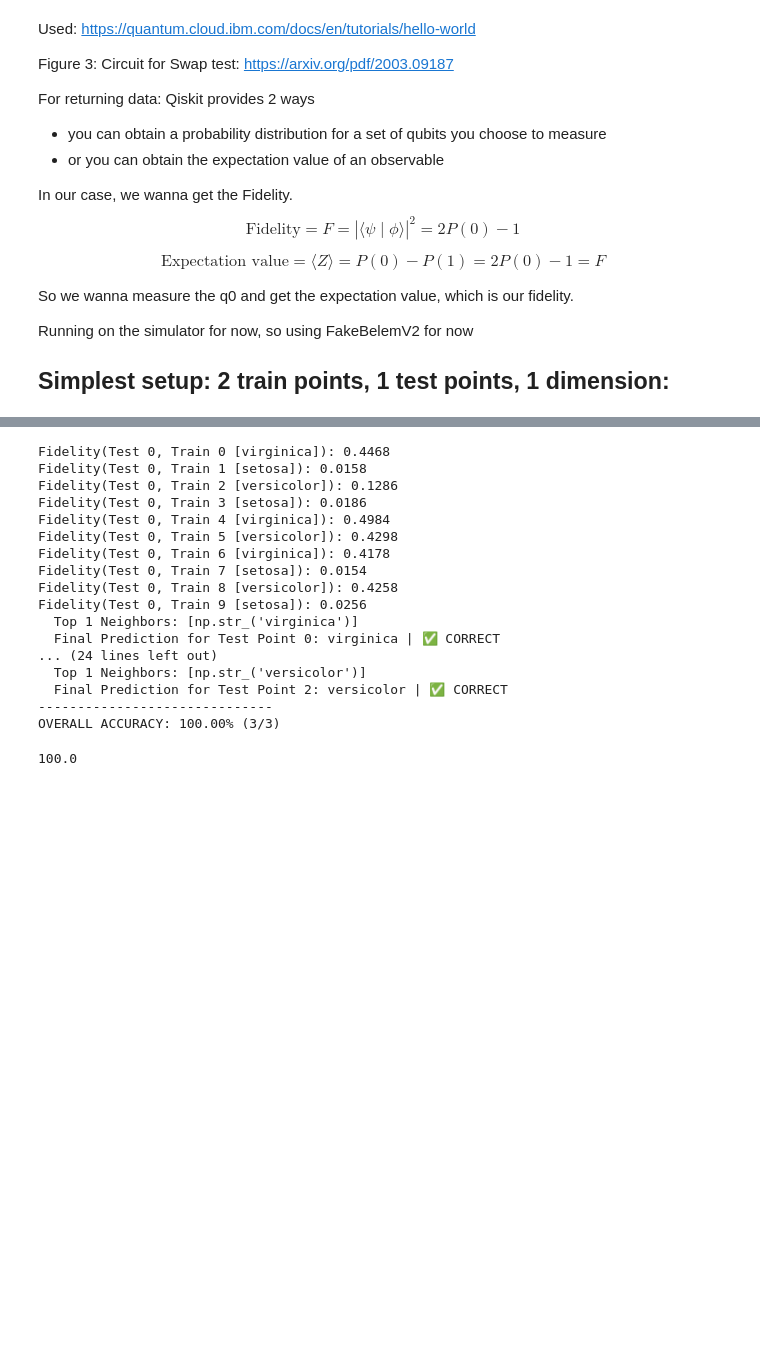
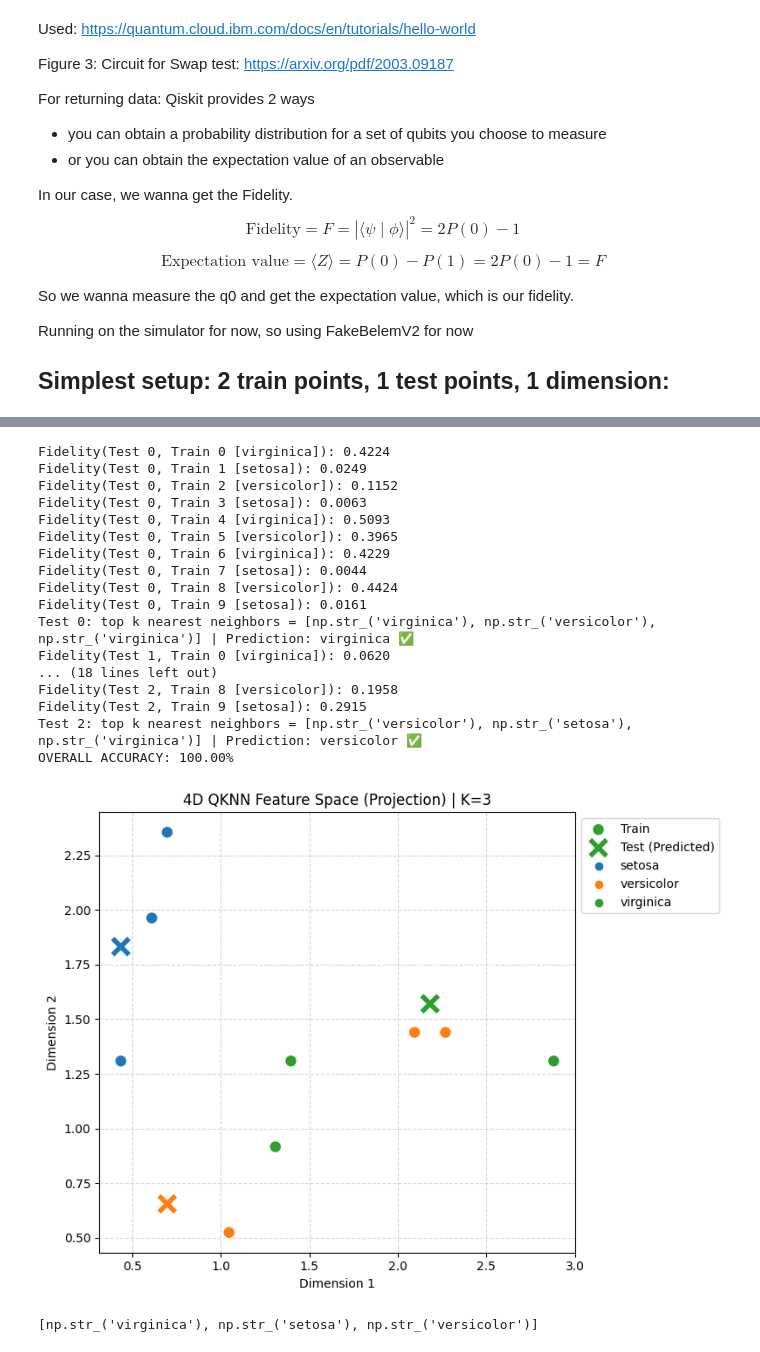
Before and after one commit to Aadipat/QuantumEngineeringProjectGroup8, a Jupyter notebook: simplest_swap_test.ipynb, the cells around one changed output, grey strips where cells are left out. Drawn from its saved outputs; the diff is of its cells as text; code cells hidden in the pictures; blank space fills up the shorter version.

```diff
--- a/simplest_swap_test.ipynb
+++ b/simplest_swap_test.ipynb
@@ -274,48 +294,44 @@ Fidelity(Test 1, Train 3 [Class B]): 0.2214
 # %%
-from sklearn.datasets import load_iris
-from sklearn.preprocessing import MinMaxScaler
-from sklearn.model_selection import train_test_split
-
-
 iris = load_iris()
 X = iris.data  # The 4 features
 y = iris.target # The labels (0, 1, 2)
 target_names = iris.target_names # ['setosa', 'versicolor', 'virginica']
 
 # 2. IMPORTANT: Normalize to [0, Pi] for Quantum RY gates
 # If you don't scale, values like 7.9 will over-rotate the qubits!
 scaler = MinMaxScaler(feature_range=(0, np.pi))
 X_scaled = scaler.fit_transform(X)
 
 X_train, X_test, y_train, y_test = train_test_split(
     X_scaled, y, train_size=10, test_size=3, random_state=42, stratify=y
 )
 
 train_labels = [target_names[i] for i in y_train]
 test_labels_actual = [target_names[i] for i in y_test]
 
 train_data = [np.array(pt) for pt in X_train]
 test_data = [np.array(pt) for pt in X_test]
 
-qknn(train_data, train_labels, test_data, K=1, test_labels=test_labels_actual)
+qknn(ClassicalInput(train=train_data, test=test_data), train_labels, test_labels=test_labels_actual, K=3)
 # %% [output]
 [figure]
-Fidelity(Test 0, Train 0 [virginica]): 0.4468
-Fidelity(Test 0, Train 1 [setosa]): 0.0158
-Fidelity(Test 0, Train 2 [versicolor]): 0.1286
-Fidelity(Test 0, Train 3 [setosa]): 0.0186
-Fidelity(Test 0, Train 4 [virginica]): 0.4984
-Fidelity(Test 0, Train 5 [versicolor]): 0.4298
-Fidelity(Test 0, Train 6 [virginica]): 0.4178
-Fidelity(Test 0, Train 7 [setosa]): 0.0154
-Fidelity(Test 0, Train 8 [versicolor]): 0.4258
-Fidelity(Test 0, Train 9 [setosa]): 0.0256
-  Top 1 Neighbors: [np.str_('virginica')]
-  Final Prediction for Test Point 0: virginica | ✅ CORRECT
-... (24 lines left out)
-  Top 1 Neighbors: [np.str_('versicolor')]
-  Final Prediction for Test Point 2: versicolor | ✅ CORRECT
-------------------------------
-OVERALL ACCURACY: 100.00% (3/3)
+Fidelity(Test 0, Train 0 [virginica]): 0.4224
+Fidelity(Test 0, Train 1 [setosa]): 0.0249
+Fidelity(Test 0, Train 2 [versicolor]): 0.1152
+Fidelity(Test 0, Train 3 [setosa]): 0.0063
+Fidelity(Test 0, Train 4 [virginica]): 0.5093
+Fidelity(Test 0, Train 5 [versicolor]): 0.3965
+Fidelity(Test 0, Train 6 [virginica]): 0.4229
+Fidelity(Test 0, Train 7 [setosa]): 0.0044
+Fidelity(Test 0, Train 8 [versicolor]): 0.4424
+Fidelity(Test 0, Train 9 [setosa]): 0.0161
+Test 0: top k nearest neighbors = [np.str_('virginica'), np.str_('versicolor'), np.str_('virginica')] | Prediction: virginica ✅
+Fidelity(Test 1, Train 0 [virginica]): 0.0620
+... (18 lines left out)
+Fidelity(Test 2, Train 8 [versicolor]): 0.1958
+Fidelity(Test 2, Train 9 [setosa]): 0.2915
+Test 2: top k nearest neighbors = [np.str_('versicolor'), np.str_('setosa'), np.str_('virginica')] | Prediction: versicolor ✅
+OVERALL ACCURACY: 100.00%
+[figure, added]
-100.0
+[np.str_('virginica'), np.str_('setosa'), np.str_('versicolor')]
 # %%
```
Also changed, not shown: parts of 4 cells of this notebook.
